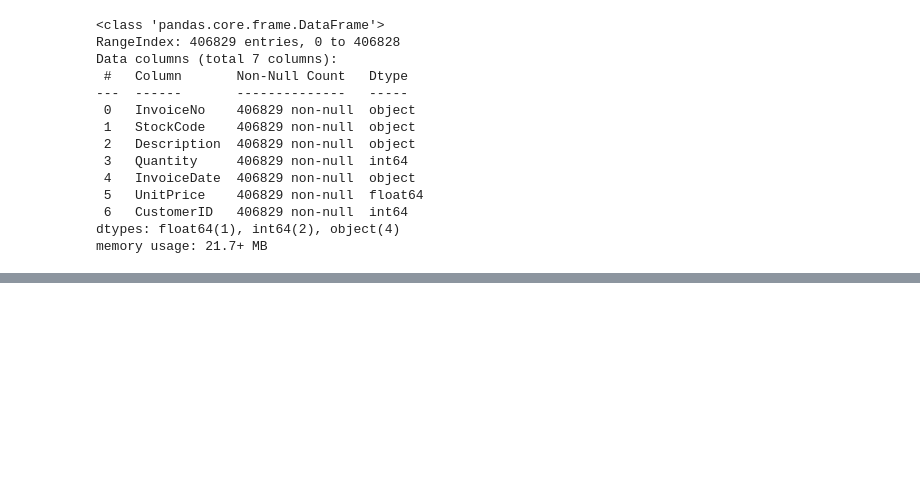
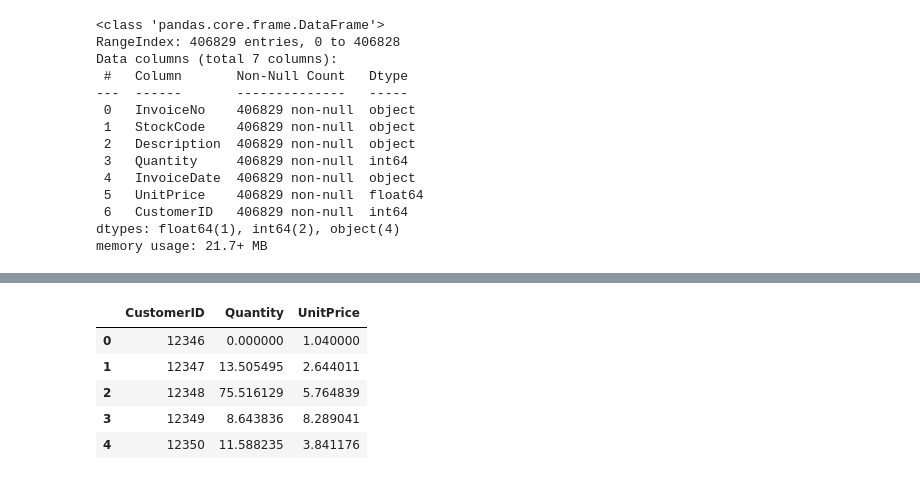
Before and after one commit to KStuartW/XeHack07, a Jupyter notebook: XeHack007.ipynb, the cells around one changed output, grey strips where cells are left out. Cells and saved outputs as stored; diff of their text form; code cells hidden in the pictures; blank space fills up the shorter version.

```diff
--- a/XeHack007.ipynb
+++ b/XeHack007.ipynb
@@ -75,0 +92,9 @@ df1.mean()
+# %%
+df2.head()
+# %% [output]
+|  | CustomerID | Quantity | UnitPrice |
+| 0 | 12346 | 0.000000 | 1.040000 |
+| 1 | 12347 | 13.505495 | 2.644011 |
+| 2 | 12348 | 75.516129 | 5.764839 |
+| 3 | 12349 | 8.643836 | 8.289041 |
+| 4 | 12350 | 11.588235 | 3.841176 |
```
Also changed, not shown: parts of 7 cells of this notebook.
